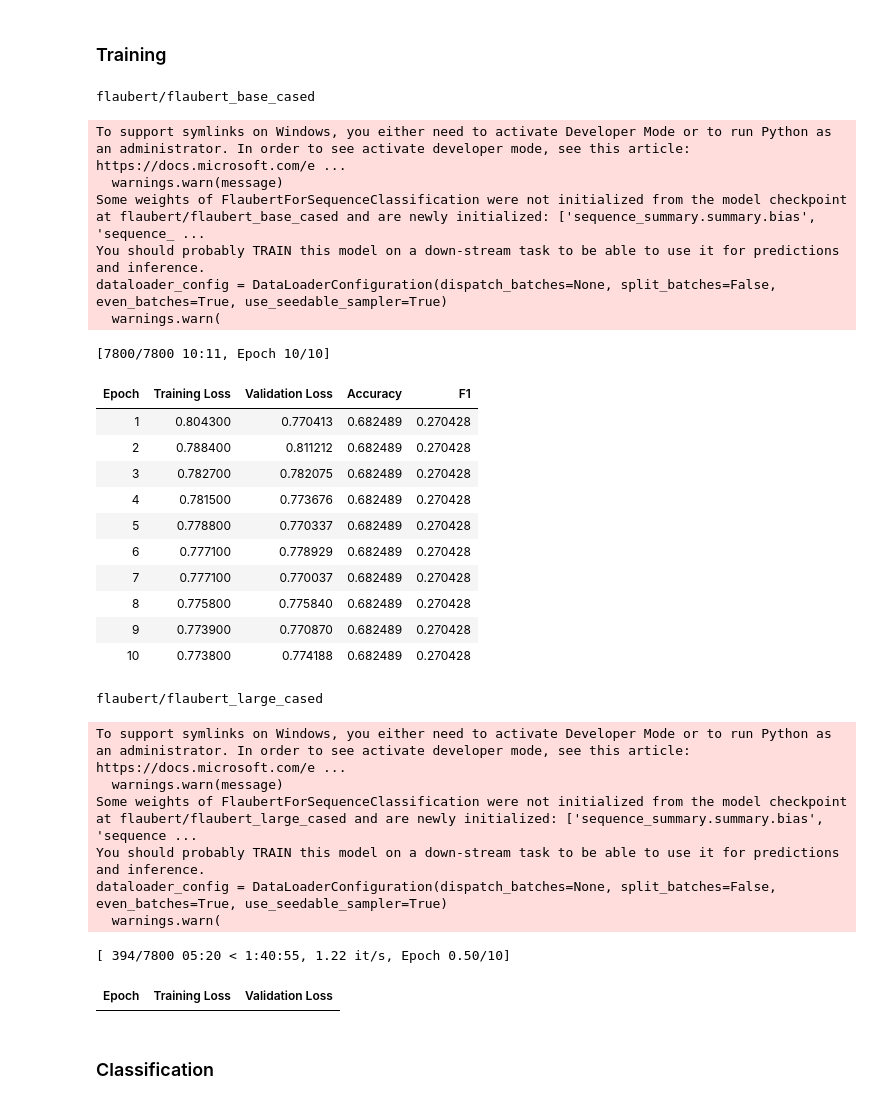
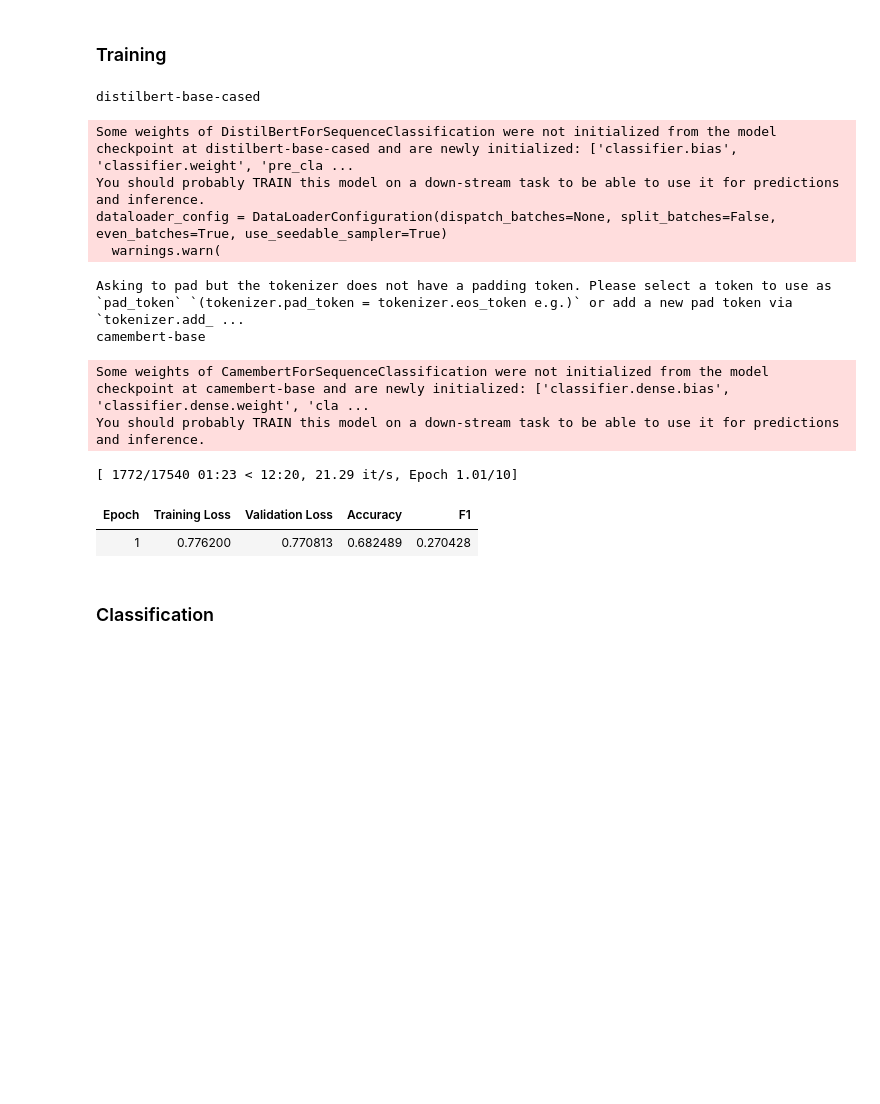
Before and after one commit to japarty/looptune, a Jupyter notebook: Finetuning with Trainer and text-classification model validation.ipynb, the cells around one changed output. Drawn from its saved outputs; the diff is of its cells as text; code cells hidden in the pictures; blank space fills up the shorter version.

```diff
--- a/Finetuning with Trainer and text-classification model validation.ipynb
+++ b/Finetuning with Trainer and text-classification model validation.ipynb
@@ -111,13 +97,13 @@ target_map = {k:i for i,k in enumerate(df['label'].unique())}
 reversed_target_map = {v:k for k, v in target_map.items()}
 
 X, y = df['sentence'], df['label'].map(target_map)
-X_train, X_test, y_train, y_test = train_test_split(X, y, test_size=0.20, random_state=42, stratify=y)
-X_val, X_test, y_val, y_test = train_test_split(X_test, y_test, test_size=0.50, random_state=42, stratify=y_test)
+X_train, X_test, y_train, y_test = train_test_split(X, y, test_size=0.10, random_state=42, stratify=y)
+# X_val, X_test, y_val, y_test = train_test_split(X_test, y_test, test_size=0.50, random_state=42, stratify=y_test)
 
 ds = DatasetDict()
 ds['train'] = Dataset.from_pandas(pd.concat([X_train, y_train], axis=1))
 ds['test'] = Dataset.from_pandas(pd.concat([X_test, y_test], axis=1))
-ds['validate'] = Dataset.from_pandas(pd.concat([X_val, y_val], axis=1))
+# ds['validate'] = Dataset.from_pandas(pd.concat([X_val, y_val], axis=1))
 ds
 # %% [output]
 DatasetDict({
@@ -144,22 +126,28 @@ def compute_metrics(logits_and_labels):
   f1 = f1_score(labels, predictions, average='macro')
   return {'accuracy': acc, 'f1': f1}
 
-def save_logs_from_training_run(trainer, model_name, timestamp, trained_model_path, colab):
+def save_logs_from_training_run(trainer, train_params, timestamp, trained_model_path, colab):
     log_history = parse_log_history(trainer.state.log_history)
     log_df = pd.DataFrame(log_history[1])
-    log_df.insert(0, 'model', model_name)
+    log_df.insert(0, 'model', train_params['model'])
     log_df.insert(0, 'timestamp', timestamp)
     log_df['model_path'] = trained_model_path
     log_df['samples_per_s'] = log_history[0]['train_samples_per_second']
     log_df['steps_per_s'] = log_history[0]['train_steps_per_second']
     log_df['colab'] = colab
+    log_df['per_device_train_batch_size'] = train_params['per_device_train_batch_size']
+    log_df['per_device_eval_batch_size'] = train_params['per_device_eval_batch_size']
+    log_df['split'] = str(train_params['split'])
 
+    float_cols = log_df.select_dtypes(include='float64')
+    log_df[float_cols.columns] = float_cols.apply(lambda x: round(x, 3))
     log_df.to_csv('output/training_logs.csv', mode='a', header= not os.path.isfile('output/training_logs.csv'), index=False)
 # %% [markdown]
 ### Training
 # %%
 def finetune(train_params, ds):
     print(train_params['model'])
+    params_passed = {k: train_params[k] for k in train_params if k not in ['model', 'split']}
     timestamp = datetime.datetime.now().strftime("%Y-%m-%d_%H-%M")
     trained_model_path = f'output/models/{train_params['model']}_{timestamp}'
 
@@ -168,17 +156,18 @@ def finetune(train_params, ds):
             return tokenizer(batch['sentence'], truncation=True)
 
         #Tokenize dataset
-        tokenizer = AutoTokenizer.from_pretrained(train_params['model'])
+        tokenizer = AutoTokenizer.from_pretrained(train_params['model'], trust_remote_code=True)
+        tokenizer.pad_token = tokenizer.eos_token
         tokenized_datasets = ds.map(tokenize_fn, batched=True)
 
         #Change labels
-        config = AutoConfig.from_pretrained(train_params['model'])
+        config = AutoConfig.from_pretrained(train_params['model'], trust_remote_code=True)
         config.id2label = reversed_target_map
         config.label2id = target_map
 
         #Load model
         model = AutoModelForSequenceClassification.from_pretrained(
-            train_params['model'], config=config, ignore_mismatched_sizes=True)
+            train_params['model'], config=config, ignore_mismatched_sizes=True, trust_remote_code=True)
 
         if torch.cuda.is_available():
             model = model.cuda()
@@ -186,68 +175,46 @@ def finetune(train_params, ds):
         else:
             device = 'cpu'
 
-
-
         training_args = TrainingArguments(
           output_dir=f'{trained_model_path}/checkpoints',
           evaluation_strategy='epoch',
           logging_strategy='epoch',
-          save_strategy= train_params['save_strategy'],
-          num_train_epochs=train_params['num_train_epochs'],
-          per_device_train_batch_size=16,
-          per_device_eval_batch_size=64,
+          **params_passed
         )
 
         trainer = Trainer(
             model,
             training_args,
             train_dataset=tokenized_datasets["train"],
             eval_dataset=tokenized_datasets["test"],
             tokenizer=tokenizer,
             compute_metrics=compute_metrics,
         )
 
         trainer.train()
-        save_logs_from_training_run(trainer, train_params['model'], timestamp, trained_model_path, colab)
+        save_logs_from_training_run(trainer, train_params, timestamp, trained_model_path, colab)
 
     except Exception as e:
         print(e)
         err_df = pd.DataFrame([[trained_model_path, str(e)]])
         err_df.to_csv('output/error_logs.csv', mode='a', index=False)
 
 
-
 for train_params in train_params_looped:
     finetune(train_params, ds)
 # %% [output]
-flaubert/flaubert_base_cased
+distilbert-base-cased
-To support symlinks on Windows, you either need to activate Developer Mode or to run Python as an administrator. In order to see activate developer mode, see this article: https://docs.microsoft.com/e ...
-  warnings.warn(message)
-Some weights of FlaubertForSequenceClassification were not initialized from the model checkpoint at flaubert/flaubert_base_cased and are newly initialized: ['sequence_summary.summary.bias', 'sequence_ ...
+Some weights of DistilBertForSequenceClassification were not initialized from the model checkpoint at distilbert-base-cased and are newly initialized: ['classifier.bias', 'classifier.weight', 'pre_cla ...
 You should probably TRAIN this model on a down-stream task to be able to use it for predictions and inference.
 dataloader_config = DataLoaderConfiguration(dispatch_batches=None, split_batches=False, even_batches=True, use_seedable_sampler=True)
   warnings.warn(
-[7800/7800 10:11, Epoch 10/10]
+Asking to pad but the tokenizer does not have a padding token. Please select a token to use as `pad_token` `(tokenizer.pad_token = tokenizer.eos_token e.g.)` or add a new pad token via `tokenizer.add_ ...
+camembert-base
-| Epoch | Training Loss | Validation Loss | Accuracy | F1 |
-| 1 | 0.804300 | 0.770413 | 0.682489 | 0.270428 |
-| 2 | 0.788400 | 0.811212 | 0.682489 | 0.270428 |
-| 3 | 0.782700 | 0.782075 | 0.682489 | 0.270428 |
-| 4 | 0.781500 | 0.773676 | 0.682489 | 0.270428 |
-| 5 | 0.778800 | 0.770337 | 0.682489 | 0.270428 |
-| 6 | 0.777100 | 0.778929 | 0.682489 | 0.270428 |
-| 7 | 0.777100 | 0.770037 | 0.682489 | 0.270428 |
-| 8 | 0.775800 | 0.775840 | 0.682489 | 0.270428 |
-| 9 | 0.773900 | 0.770870 | 0.682489 | 0.270428 |
-| 10 | 0.773800 | 0.774188 | 0.682489 | 0.270428 |
-flaubert/flaubert_large_cased
+Some weights of CamembertForSequenceClassification were not initialized from the model checkpoint at camembert-base and are newly initialized: ['classifier.dense.bias', 'classifier.dense.weight', 'cla ...
+You should probably TRAIN this model on a down-stream task to be able to use it for predictions and inference.
-To support symlinks on Windows, you either need to activate Developer Mode or to run Python as an administrator. In order to see activate developer mode, see this article: https://docs.microsoft.com/e ...
-  warnings.warn(message)
-Some weights of FlaubertForSequenceClassification were not initialized from the model checkpoint at flaubert/flaubert_large_cased and are newly initialized: ['sequence_summary.summary.bias', 'sequence ...
-You should probably TRAIN this model on a down-stream task to be able to use it for predictions and inference.
-dataloader_config = DataLoaderConfiguration(dispatch_batches=None, split_batches=False, even_batches=True, use_seedable_sampler=True)
-  warnings.warn(
+[ 1772/17540 01:23 < 12:20, 21.29 it/s, Epoch 1.01/10]
-[ 394/7800 05:20 < 1:40:55, 1.22 it/s, Epoch 0.50/10]
-| Epoch | Training Loss | Validation Loss |
+| Epoch | Training Loss | Validation Loss | Accuracy | F1 |
+| 1 | 0.776200 | 0.770813 | 0.682489 | 0.270428 |
 # %% [markdown]
 ### Classification
 # %%
```
Also changed, not shown: parts of 6 cells of this notebook, 1 other file.
